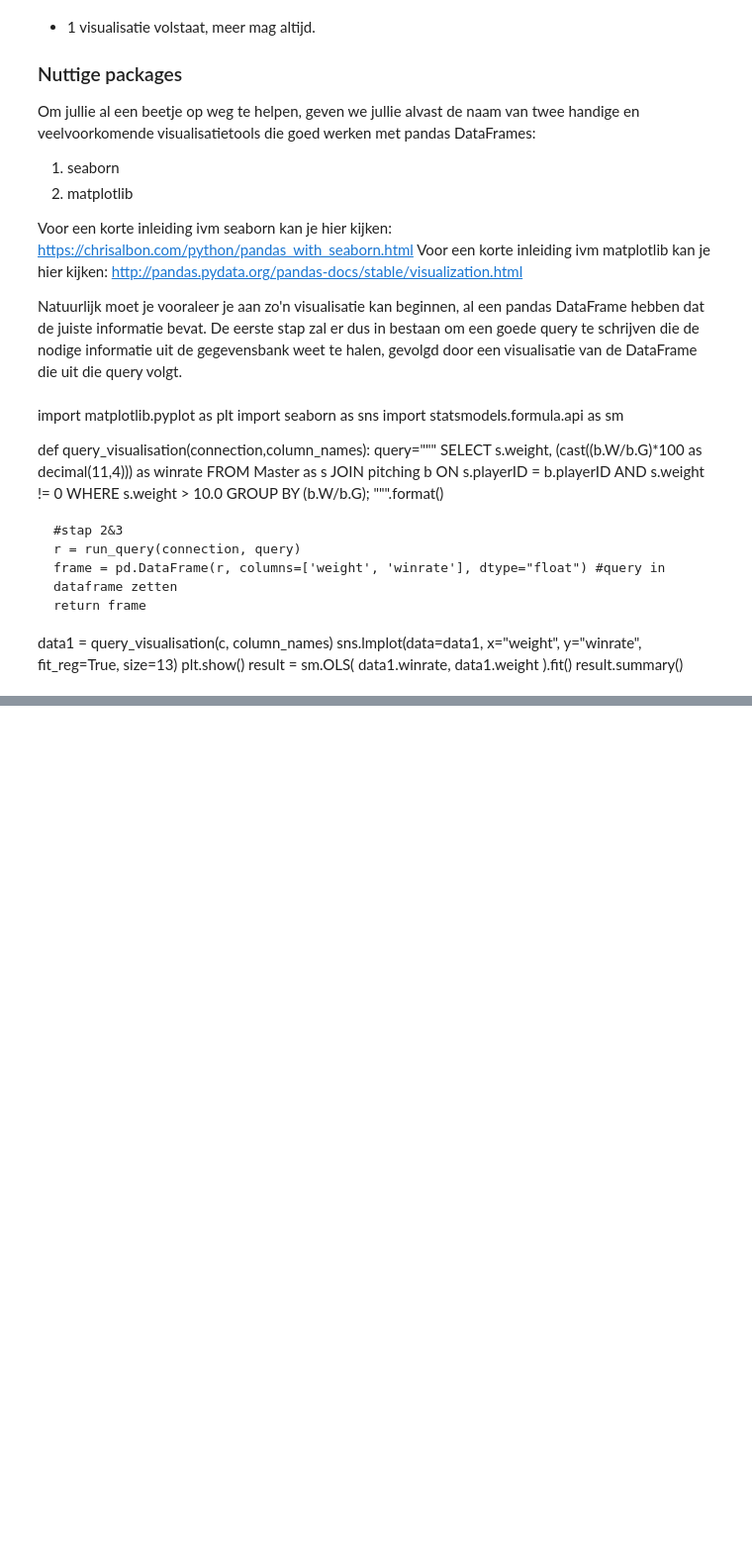
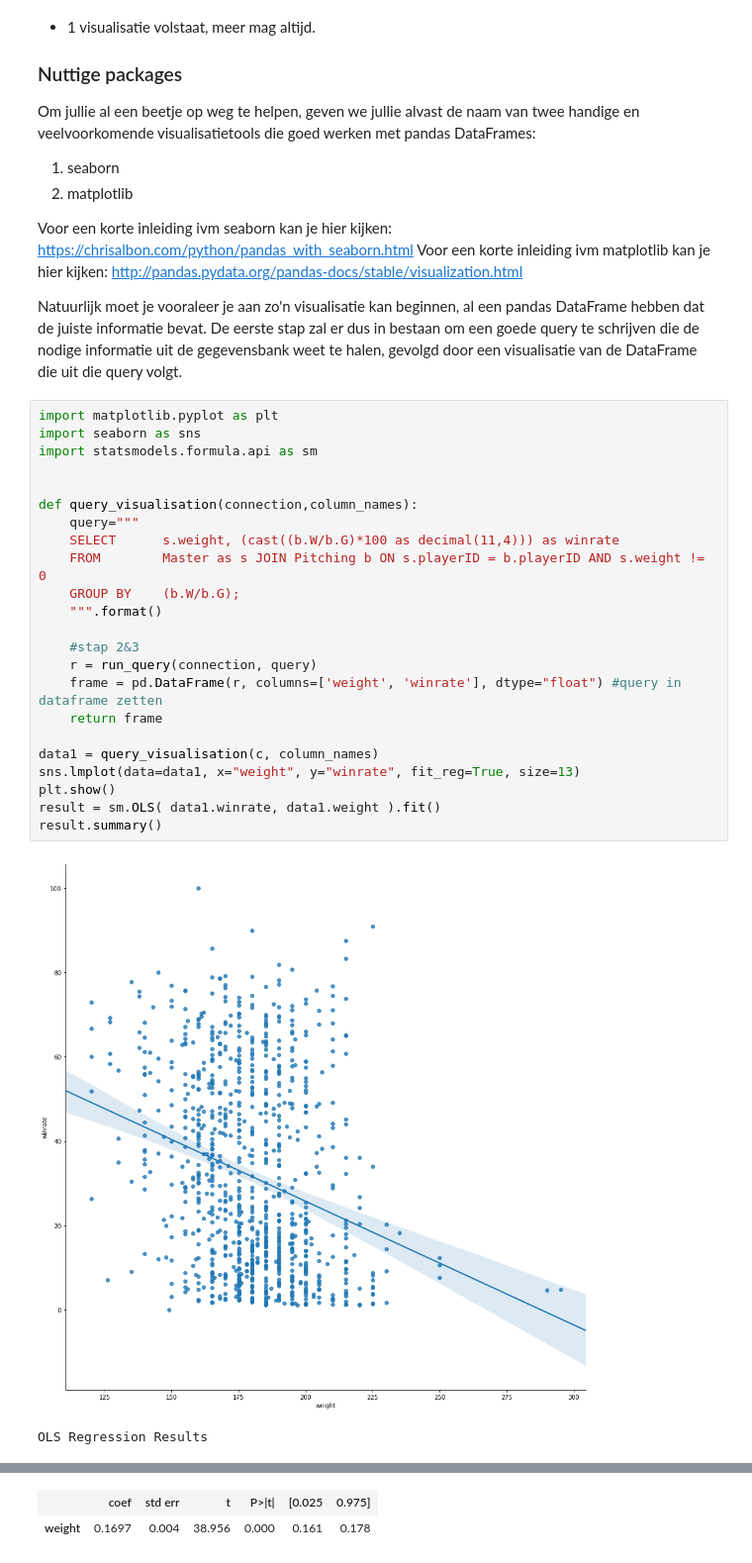
Before and after one commit to TimVanWesemael/Gegevensbanken, a Jupyter notebook: Part 4/04 - ASSIGNMENT.ipynb, the cells around one changed output, grey strips where cells are left out. Shown: that part at 99% size. Cells and saved outputs as stored; diff of their text form; blank space fills up the shorter version.

```diff
--- a/Part 4/04 - ASSIGNMENT.ipynb
+++ b/Part 4/04 - ASSIGNMENT.ipynb
@@ -449,27 +449,29 @@ Voor een korte inleiding ivm seaborn kan je hier kijken: https://chrisalbon.com/
 Voor een korte inleiding ivm matplotlib kan je hier kijken: http://pandas.pydata.org/pandas-docs/stable/visualization.html
 
 Natuurlijk moet je vooraleer je aan zo'n visualisatie kan beginnen, al een pandas DataFrame hebben dat de juiste informatie bevat. De eerste stap zal er dus in bestaan om een goede query te schrijven die de nodige informatie uit de gegevensbank weet te halen, gevolgd door een visualisatie van de DataFrame die uit die query volgt.
-# %% [markdown]
-import matplotlib.pyplot as plt
-import seaborn as sns
-import statsmodels.formula.api as sm
-
-
-def query_visualisation(connection,column_names):
-    query="""
-    SELECT      s.weight, (cast((b.W/b.G)*100 as decimal(11,4))) as winrate
-    FROM        Master as s JOIN pitching b ON s.playerID = b.playerID AND s.weight != 0
-    WHERE       s.weight > 10.0
-    GROUP BY    (b.W/b.G);
-    """.format()
-
-    #stap 2&3
-    r = run_query(connection, query)
-    frame = pd.DataFrame(r, columns=['weight', 'winrate'], dtype="float") #query in dataframe zetten
-    return frame
-
-data1 = query_visualisation(c, column_names)
-sns.lmplot(data=data1, x="weight", y="winrate", fit_reg=True, size=13)
-plt.show()
-result = sm.OLS( data1.winrate, data1.weight ).fit()
-result.summary()
+# %%
+import matplotlib.pyplot as plt
+import seaborn as sns
+import statsmodels.formula.api as sm
+
+
+def query_visualisation(connection,column_names):
+    query="""
+    SELECT      s.weight, (cast((b.W/b.G)*100 as decimal(11,4))) as winrate
+    FROM        Master as s JOIN Pitching b ON s.playerID = b.playerID AND s.weight != 0
+    GROUP BY    (b.W/b.G);
+    """.format()
+
+    #stap 2&3
+    r = run_query(connection, query)
+    frame = pd.DataFrame(r, columns=['weight', 'winrate'], dtype="float") #query in dataframe zetten
+    return frame
+
+data1 = query_visualisation(c, column_names)
+sns.lmplot(data=data1, x="weight", y="winrate", fit_reg=True, size=13)
+plt.show()
+result = sm.OLS( data1.winrate, data1.weight ).fit()
+result.summary()
+# %% [output]
+[figure, added]
+OLS Regression Results
@@ -475,0 +487,2 @@ result.summary()
+|  | coef | std err | t | P>|t| | [0.025 | 0.975] |
+| weight | 0.1697 | 0.004 | 38.956 | 0.000 | 0.161 | 0.178 |
```
Also changed, not shown: parts of 4 cells of this notebook.
